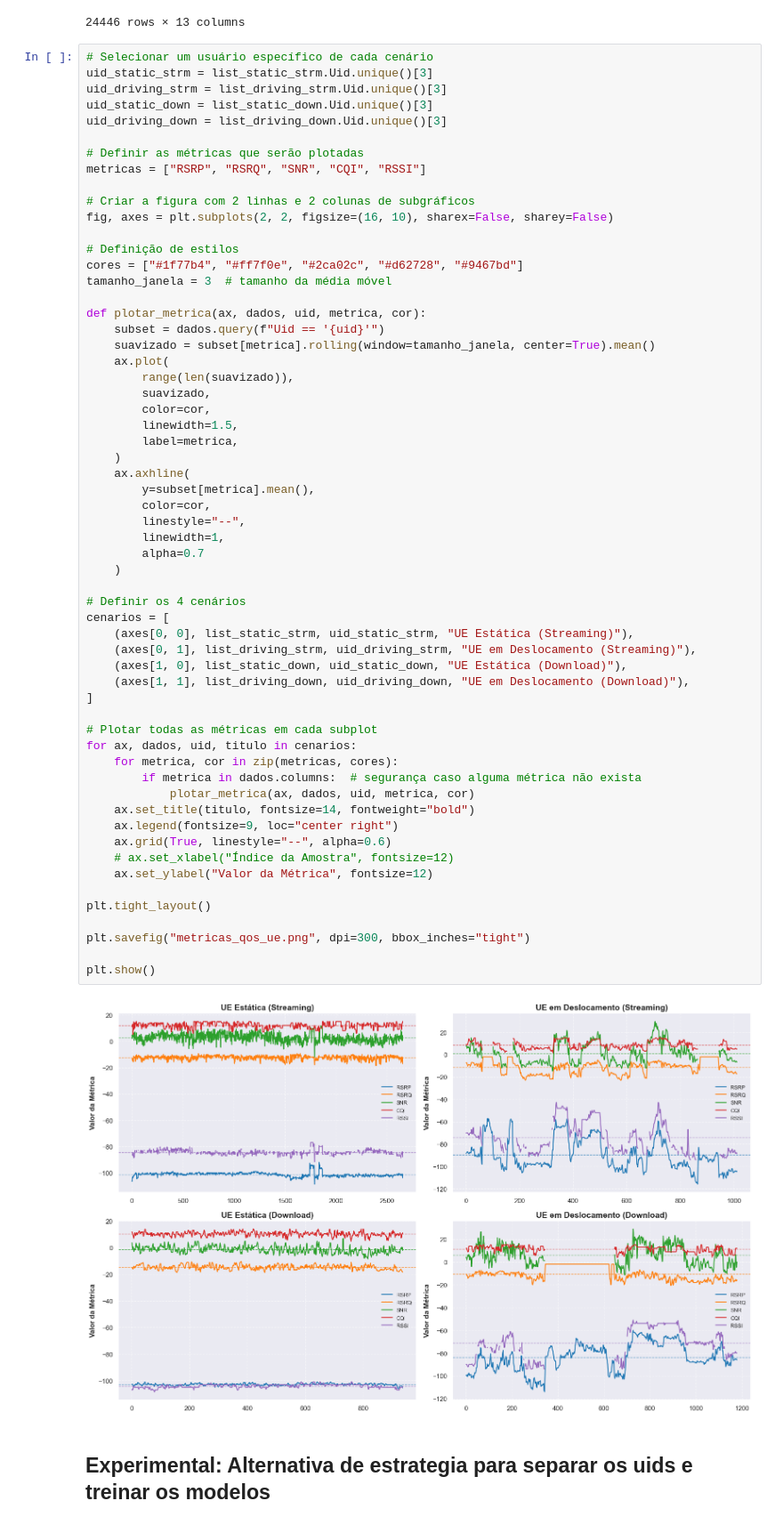
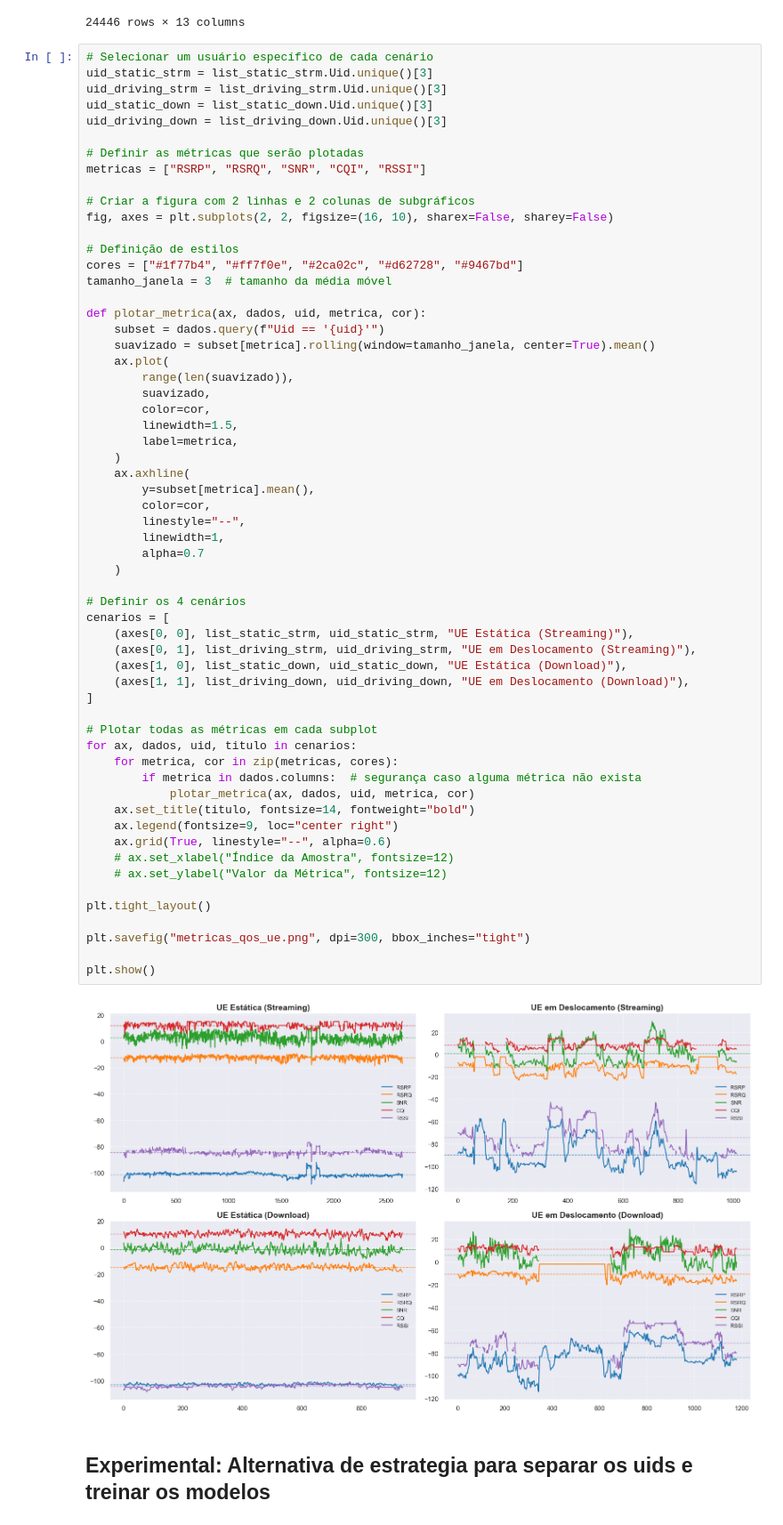
Before and after one commit to ejs94/5g-forecasting, a Jupyter notebook: notebooks/2_eda.ipynb, the cells around one changed output. Shown at 89% size. Drawn from its saved outputs; the diff is of its cells as text.

Commit message:
refactor(plotting): improve visualization in dissertation charts

```diff
--- a/notebooks/2_eda.ipynb
+++ b/notebooks/2_eda.ipynb
@@ -280,35 +280,35 @@ def plotar_metrica(ax, dados, uid, metrica, cor):
         color=cor,
         linestyle="--",
         linewidth=1,
         alpha=0.7
     )
 
 # Definir os 4 cenários
 cenarios = [
     (axes[0, 0], list_static_strm, uid_static_strm, "UE Estática (Streaming)"),
     (axes[0, 1], list_driving_strm, uid_driving_strm, "UE em Deslocamento (Streaming)"),
     (axes[1, 0], list_static_down, uid_static_down, "UE Estática (Download)"),
     (axes[1, 1], list_driving_down, uid_driving_down, "UE em Deslocamento (Download)"),
 ]
 
 # Plotar todas as métricas em cada subplot
 for ax, dados, uid, titulo in cenarios:
     for metrica, cor in zip(metricas, cores):
         if metrica in dados.columns:  # segurança caso alguma métrica não exista
             plotar_metrica(ax, dados, uid, metrica, cor)
     ax.set_title(titulo, fontsize=14, fontweight="bold")
     ax.legend(fontsize=9, loc="center right")
     ax.grid(True, linestyle="--", alpha=0.6)
     # ax.set_xlabel("Índice da Amostra", fontsize=12)
-    ax.set_ylabel("Valor da Métrica", fontsize=12)
+    # ax.set_ylabel("Valor da Métrica", fontsize=12)
 
 plt.tight_layout()
 
 plt.savefig("metricas_qos_ue.png", dpi=300, bbox_inches="tight")
 
 plt.show()
 # %% [output]
-[figure, old version]
+[figure, new version]
 # %% [markdown]
 ## Experimental: Alternativa de estrategia para separar os uids e treinar os modelos
 # %%
```
Also changed, not shown: parts of 1 cell of this notebook, 6 other files.
